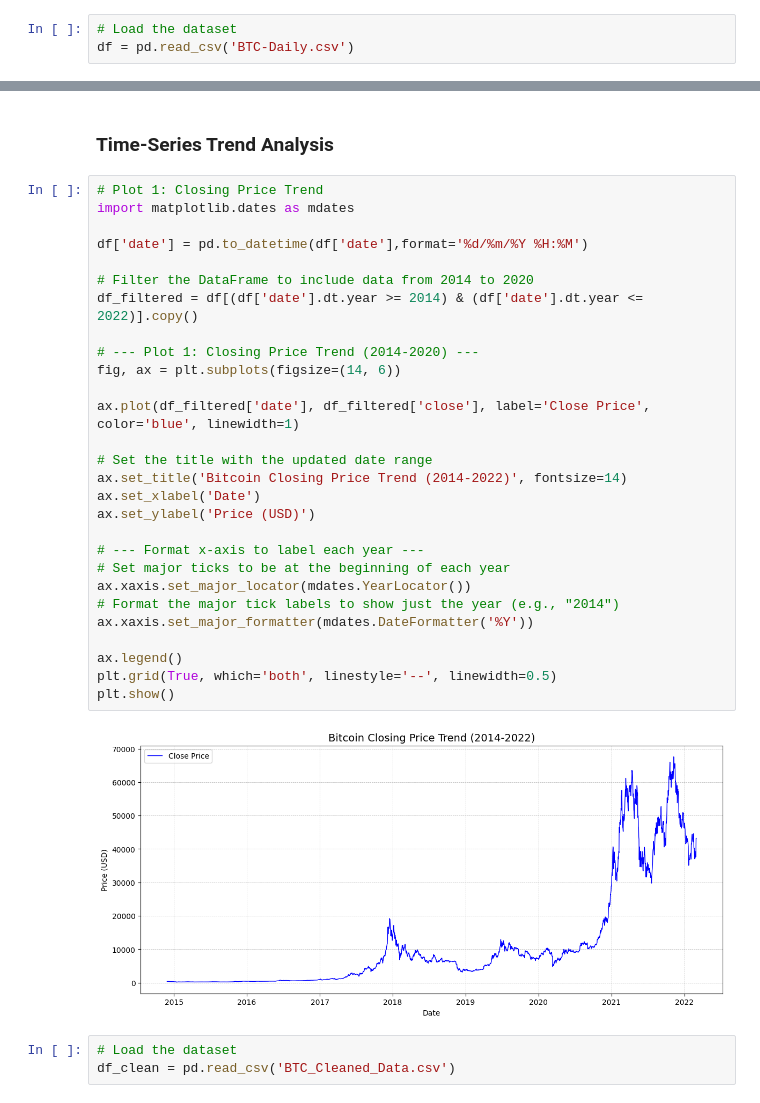
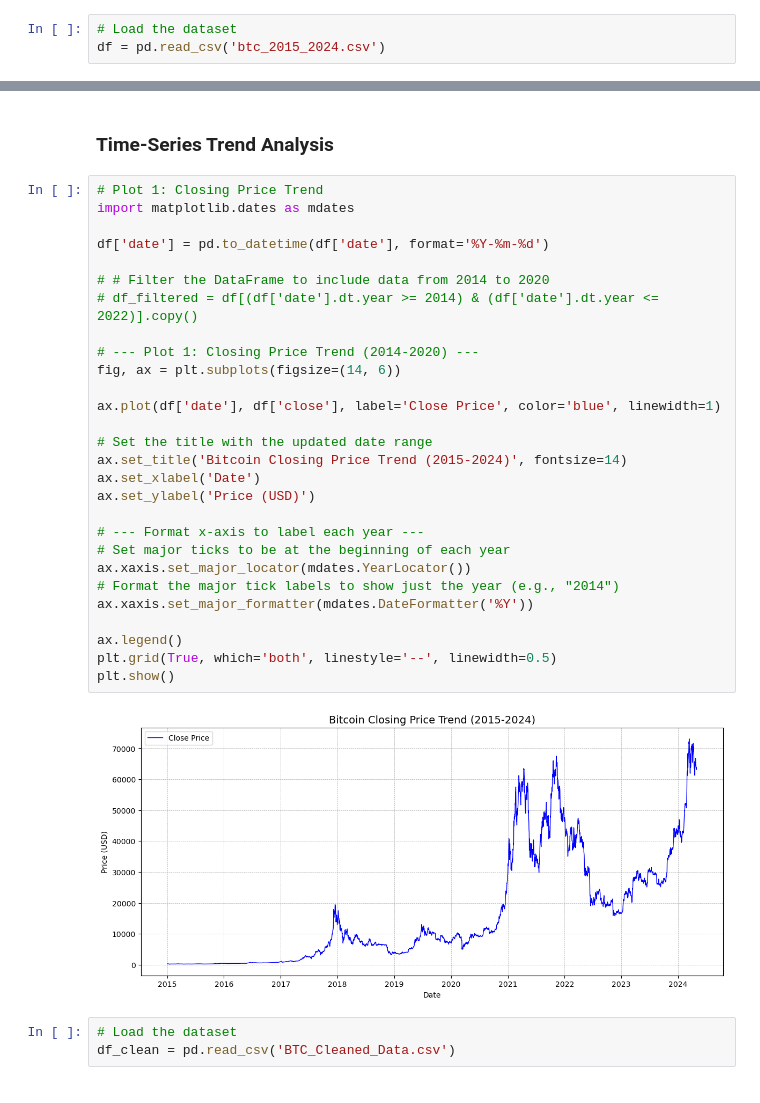
Before and after one commit to ChristinaTUNA/BTC-ANN-Price-Movement-Prediction, a Jupyter notebook: data_exploration_analysis.ipynb, the cells around one changed output, grey strips where cells are left out. Saved outputs shown, nothing was run; the diff lists cells and outputs as text.

```diff
--- a/data_exploration_analysis.ipynb
+++ b/data_exploration_analysis.ipynb
@@ -7,7 +7,7 @@ import matplotlib.pyplot as plt
 import seaborn as sns
 # %%
 # Load the dataset
-df = pd.read_csv('BTC-Daily.csv')
+df = pd.read_csv('btc_2015_2024.csv')
 # %% [markdown]
 ### Basic Info of Dateset
 # %%
@@ -74,33 +87,33 @@ max    67547.490000  69000.000000  66250.000000  67559.000000  1.446125e+09
 # %%
 # Plot 1: Closing Price Trend
 import matplotlib.dates as mdates
 
-df['date'] = pd.to_datetime(df['date'],format='%d/%m/%Y %H:%M')
+df['date'] = pd.to_datetime(df['date'], format='%Y-%m-%d')
 
-# Filter the DataFrame to include data from 2014 to 2020
-df_filtered = df[(df['date'].dt.year >= 2014) & (df['date'].dt.year <= 2022)].copy()
+# # Filter the DataFrame to include data from 2014 to 2020
+# df_filtered = df[(df['date'].dt.year >= 2014) & (df['date'].dt.year <= 2022)].copy()
 
 # --- Plot 1: Closing Price Trend (2014-2020) ---
 fig, ax = plt.subplots(figsize=(14, 6))
 
-ax.plot(df_filtered['date'], df_filtered['close'], label='Close Price', color='blue', linewidth=1)
+ax.plot(df['date'], df['close'], label='Close Price', color='blue', linewidth=1)
 
 # Set the title with the updated date range
-ax.set_title('Bitcoin Closing Price Trend (2014-2022)', fontsize=14)
+ax.set_title('Bitcoin Closing Price Trend (2015-2024)', fontsize=14)
 ax.set_xlabel('Date')
 ax.set_ylabel('Price (USD)')
 
 # --- Format x-axis to label each year ---
 # Set major ticks to be at the beginning of each year
 ax.xaxis.set_major_locator(mdates.YearLocator())
 # Format the major tick labels to show just the year (e.g., "2014")
 ax.xaxis.set_major_formatter(mdates.DateFormatter('%Y'))
 
 ax.legend()
 plt.grid(True, which='both', linestyle='--', linewidth=0.5)
 plt.show()
 # %% [output]
-[figure, old version]
+[figure, new version]
 # %%
 # Load the dataset
 df_clean = pd.read_csv('BTC_Cleaned_Data.csv')
```
Also changed, not shown: parts of 6 cells of this notebook, 8 other files.
